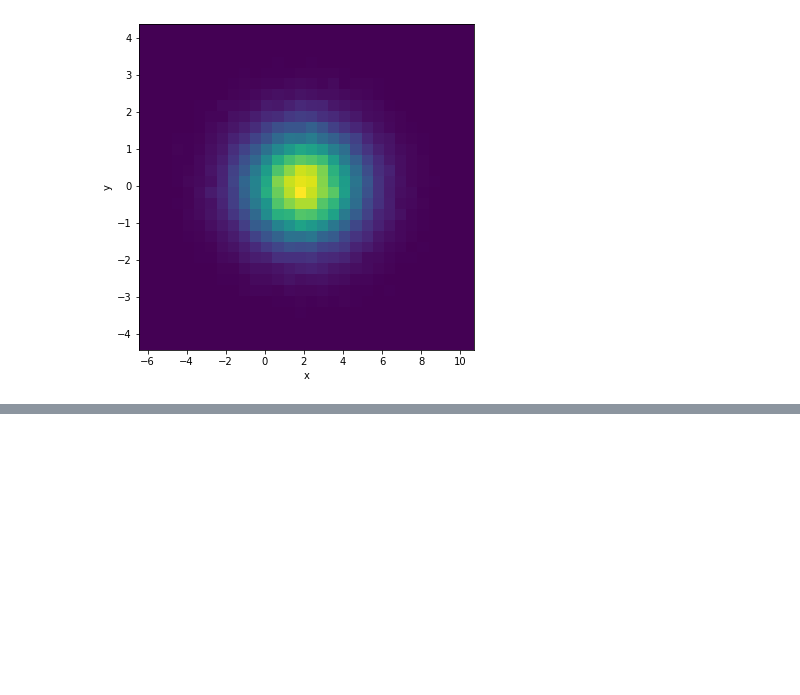
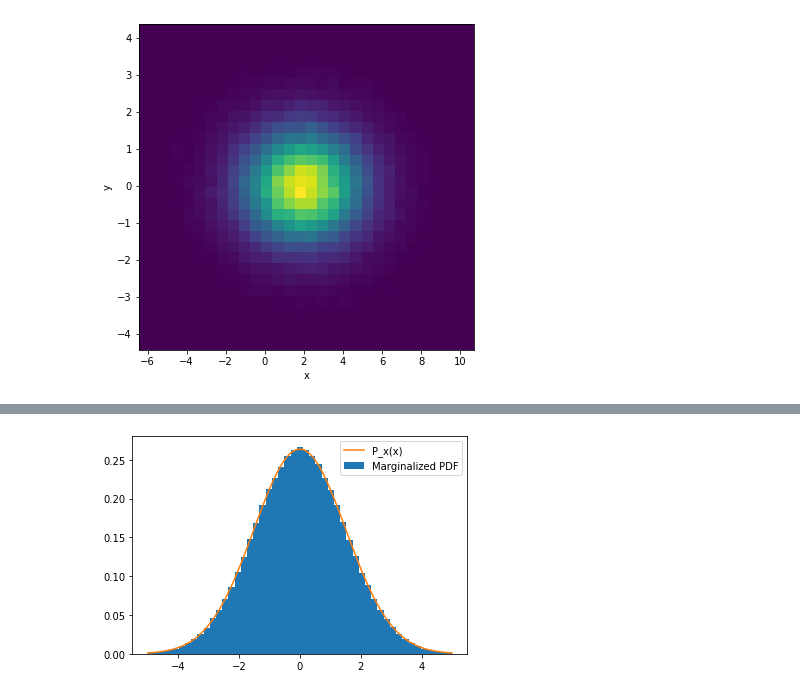
Before and after one commit to PHYS-2030-Computational-Methods/Lecture-notes, a Jupyter notebook: Lesson 5 - Multivariate sampling.ipynb, the cells around one changed output, grey strips where cells are left out. Cells and saved outputs as stored; diff of their text form; code cells hidden in the pictures; blank space fills up the shorter version.

```diff
--- a/Lesson 5 - Multivariate sampling.ipynb
+++ b/Lesson 5 - Multivariate sampling.ipynb
@@ -313,0 +318,16 @@ plt.show()
+# %%
+# Specify bins
+bins = np.linspace(-5,5)
+
+# Histogram for marginalized PDF
+plt.hist(x_samples,bins=bins,weights=w,label='Marginalized PDF',density=True)
+
+# Show it agrees with the analytic result
+x = np.linspace(-5,5,num=100)
+P_x = np.sqrt(7/(32*np.pi)) * np.exp(-7*x**2/32)
+plt.plot(x,P_x,label='P_x(x)')
+
+plt.legend()
+plt.show()
+# %% [output]
+[figure, added]
```
Also changed, not shown: parts of 13 cells of this notebook.
